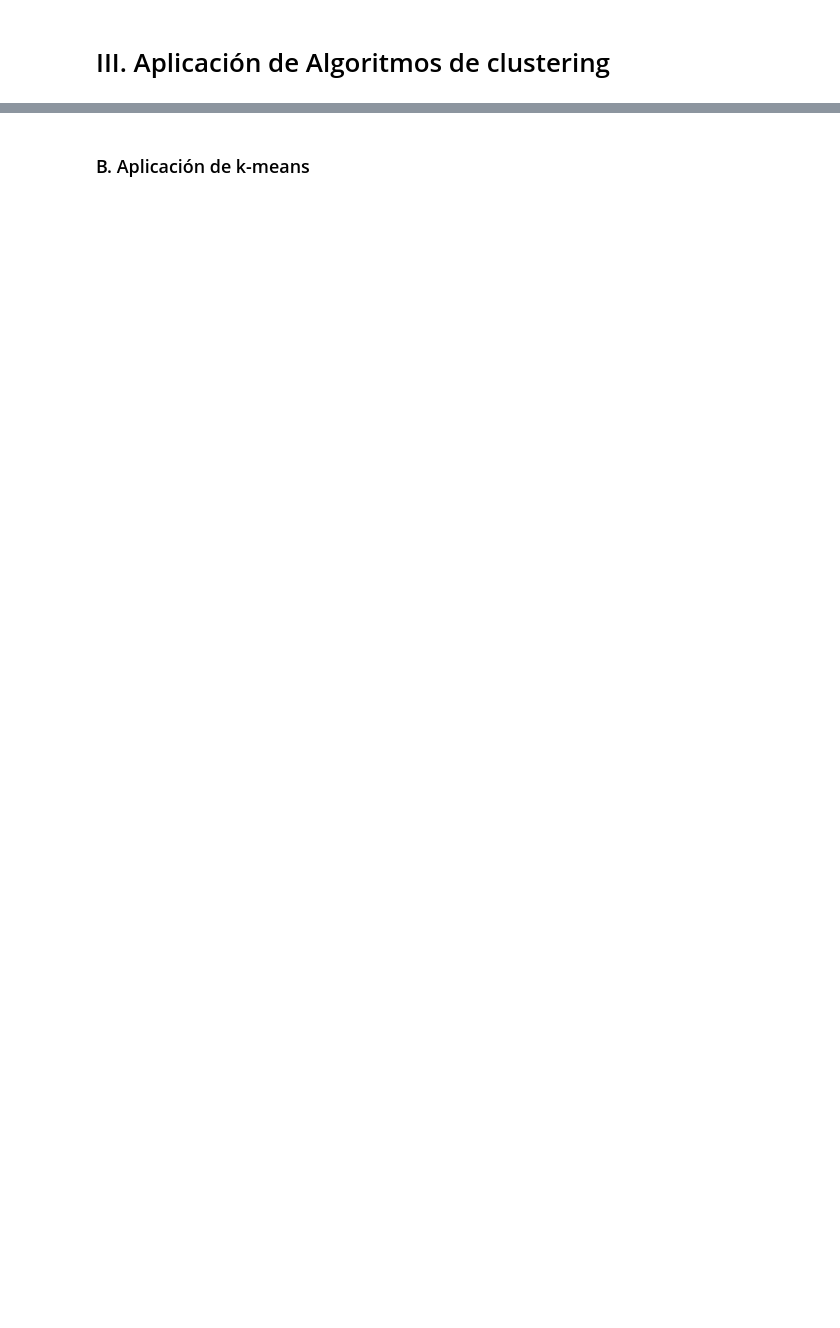
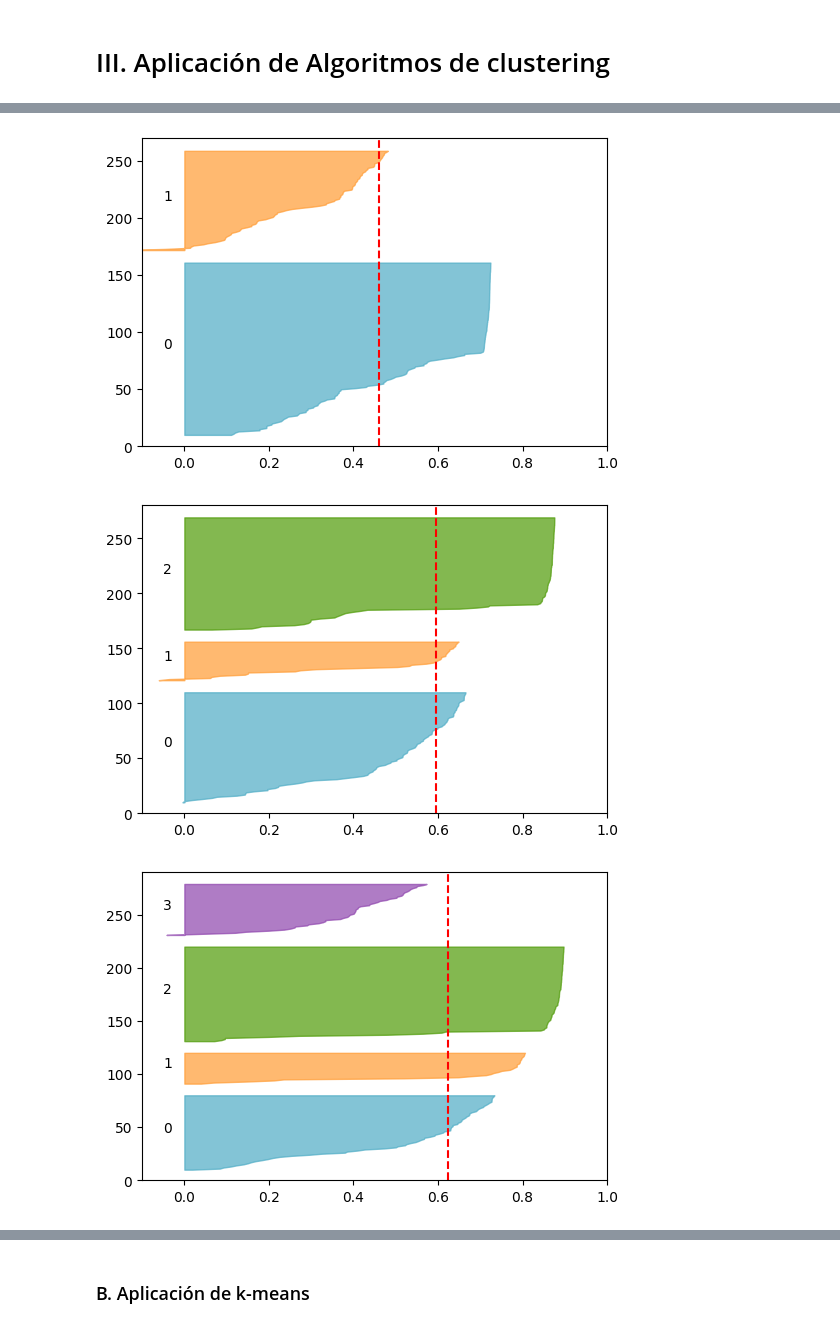
Before and after one commit to mgommez/practica2_ml, a Jupyter notebook: KMeans.ipynb, the cells around one changed output, grey strips where cells are left out. Cells and saved outputs as stored; diff of their text form; code cells hidden in the pictures; blank space fills up the shorter version.

```diff
--- a/KMeans.ipynb
+++ b/KMeans.ipynb
@@ -468,0 +778,6 @@ Con esto en cuenta, se realizará una clusterización con 4 clústers para cada
+# %%
+silhouette_method(stars_ordinal_pca)
+# %% [output]
+[figure, added]
+[figure, added]
+[figure, added]
```
Also changed, not shown: parts of 87 cells of this notebook.
